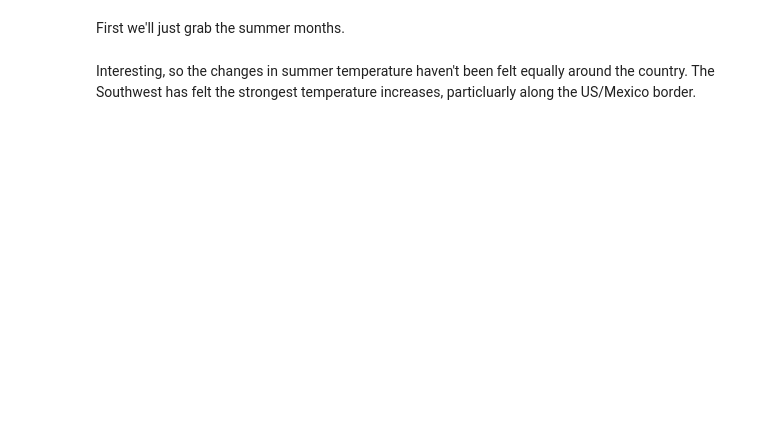
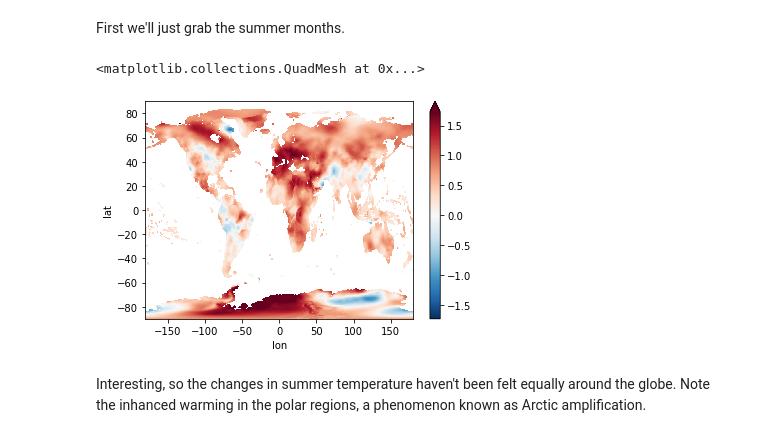
Before and after one commit to carbonplan/msft-public-data, a Jupyter notebook: terraclimate.ipynb, the cells around one changed output. Cells and saved outputs as stored; diff of their text form; code cells hidden in the pictures; blank space fills up the shorter version.

```diff
--- a/terraclimate.ipynb
+++ b/terraclimate.ipynb
@@ -61,16 +68,19 @@ Now, let's see how those changes are different in different parts of the country
 # %% [markdown]
 First we'll just grab the summer months.
 # %%
-summer_months=[6,7,8]
-ds = ds.tmax.where(ds.time.dt.month.isin(summer_months), drop=True)
+summer_months=[6, 7, 8]
+da = ds['tmax'].where(ds['time'].dt.month.isin(summer_months), drop=True)
 # %%
 early_period = slice('1958-01-01', '1988-12-31')
 late_period = slice('1988-01-01', '2018-12-31')
 # %%
-early = ds.sel(time=early_period).mean(dim='time').compute()
+early = da.sel(time=early_period).mean(dim='time').load()
 # %%
-late = ds.sel(time=late_period).mean(dim='time').compute()
+late = da.sel(time=late_period).mean(dim='time').load()
 # %%
-(late-early).plot()
+(late-early).coarsen(lat=8, lon=8).mean().plot(robust=True)
+# %% [output]
+<matplotlib.collections.QuadMesh at 0x...>
+[figure, added]
 # %% [markdown]
-Interesting, so the changes in summer temperature haven't been felt equally around the country. The Southwest has felt the strongest temperature increases, particluarly along the US/Mexico border.
+Interesting, so the changes in summer temperature haven't been felt equally around the globe. Note the inhanced warming in the polar regions, a phenomenon known as Arctic amplification.
```
Also changed, not shown: parts of 9 cells of this notebook, 1 other file.
